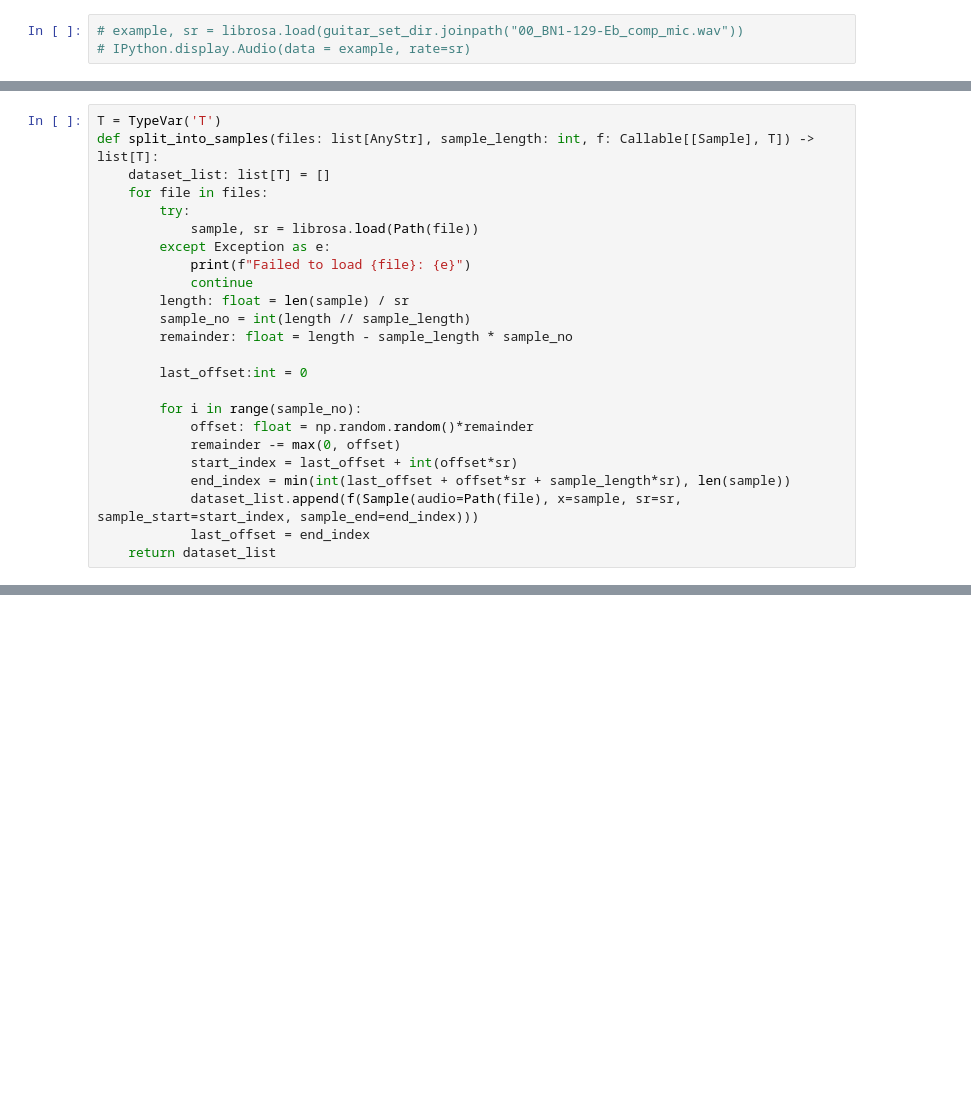
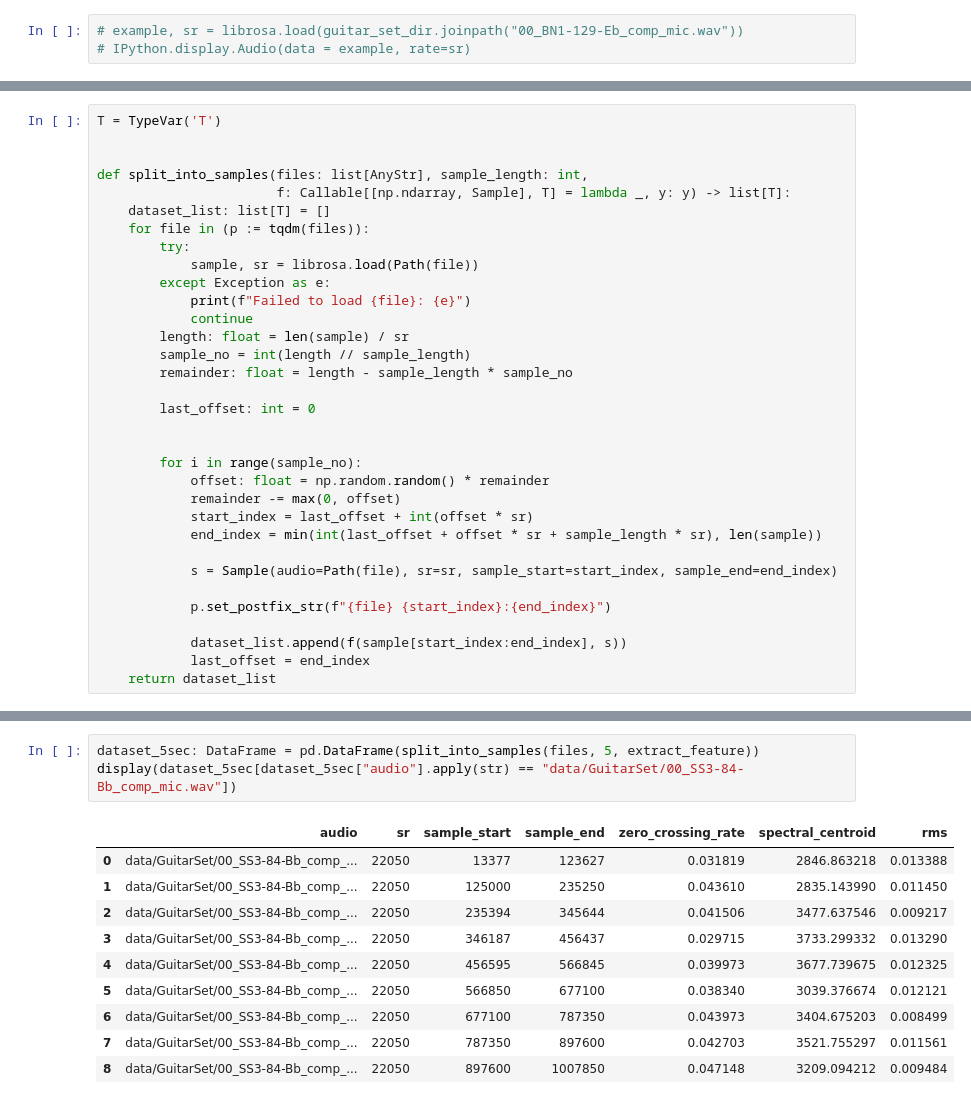
Before and after one commit to auri-ay/audio-ml-coursework, a Jupyter notebook: sample.ipynb, the cells around one changed output, grey strips where cells are left out. Saved outputs shown, nothing was run; the diff lists cells and outputs as text; blank space fills up the shorter version.

```diff
--- a/sample.ipynb
+++ b/sample.ipynb
@@ -65,8 +83,11 @@ class SampleWithFeatures(NamedTuple):
 # %%
 T = TypeVar('T')
-def split_into_samples(files: list[AnyStr], sample_length: int, f: Callable[[Sample], T]) -> list[T]:
+
+
+def split_into_samples(files: list[AnyStr], sample_length: int,
+                       f: Callable[[np.ndarray, Sample], T] = lambda _, y: y) -> list[T]:
     dataset_list: list[T] = []
-    for file in files:
+    for file in (p := tqdm(files)):
         try:
             sample, sr = librosa.load(Path(file))
         except Exception as e:
@@ -76,14 +97,20 @@ def split_into_samples(files: list[AnyStr], sample_length: int, f: Callable[[Sam
         sample_no = int(length // sample_length)
         remainder: float = length - sample_length * sample_no
 
-        last_offset:int = 0
+        last_offset: int = 0
+
 
         for i in range(sample_no):
-            offset: float = np.random.random()*remainder
+            offset: float = np.random.random() * remainder
             remainder -= max(0, offset)
-            start_index = last_offset + int(offset*sr)
-            end_index = min(int(last_offset + offset*sr + sample_length*sr), len(sample))
-            dataset_list.append(f(Sample(audio=Path(file), x=sample, sr=sr, sample_start=start_index, sample_end=end_index)))
+            start_index = last_offset + int(offset * sr)
+            end_index = min(int(last_offset + offset * sr + sample_length * sr), len(sample))
+
+            s = Sample(audio=Path(file), sr=sr, sample_start=start_index, sample_end=end_index)
+
+            p.set_postfix_str(f"{file} {start_index}:{end_index}")
+
+            dataset_list.append(f(sample[start_index:end_index], s))
             last_offset = end_index
     return dataset_list
 # %%
@@ -109 +118,15 @@ files = glob(str(guitar_set_dir)+"/**/*", recursive=True)
+# %%
+dataset_5sec: DataFrame = pd.DataFrame(split_into_samples(files, 5, extract_feature))
+display(dataset_5sec[dataset_5sec["audio"].apply(str) == "data/GuitarSet/00_SS3-84-Bb_comp_mic.wav"])
+# %% [output]
+|  | audio | sr | sample_start | sample_end | zero_crossing_rate | spectral_centroid | rms |
+| 0 | data/GuitarSet/00_SS3-84-Bb_comp_... | 22050 | 13377 | 123627 | 0.031819 | 2846.863218 | 0.013388 |
+| 1 | data/GuitarSet/00_SS3-84-Bb_comp_... | 22050 | 125000 | 235250 | 0.043610 | 2835.143990 | 0.011450 |
+| 2 | data/GuitarSet/00_SS3-84-Bb_comp_... | 22050 | 235394 | 345644 | 0.041506 | 3477.637546 | 0.009217 |
+| 3 | data/GuitarSet/00_SS3-84-Bb_comp_... | 22050 | 346187 | 456437 | 0.029715 | 3733.299332 | 0.013290 |
+| 4 | data/GuitarSet/00_SS3-84-Bb_comp_... | 22050 | 456595 | 566845 | 0.039973 | 3677.739675 | 0.012325 |
+| 5 | data/GuitarSet/00_SS3-84-Bb_comp_... | 22050 | 566850 | 677100 | 0.038340 | 3039.376674 | 0.012121 |
+| 6 | data/GuitarSet/00_SS3-84-Bb_comp_... | 22050 | 677100 | 787350 | 0.043973 | 3404.675203 | 0.008499 |
+| 7 | data/GuitarSet/00_SS3-84-Bb_comp_... | 22050 | 787350 | 897600 | 0.042703 | 3521.755297 | 0.011561 |
+| 8 | data/GuitarSet/00_SS3-84-Bb_comp_... | 22050 | 897600 | 1007850 | 0.047148 | 3209.094212 | 0.009484 |
 # %%
```
Also changed, not shown: parts of 8 cells of this notebook, 1 other file.
